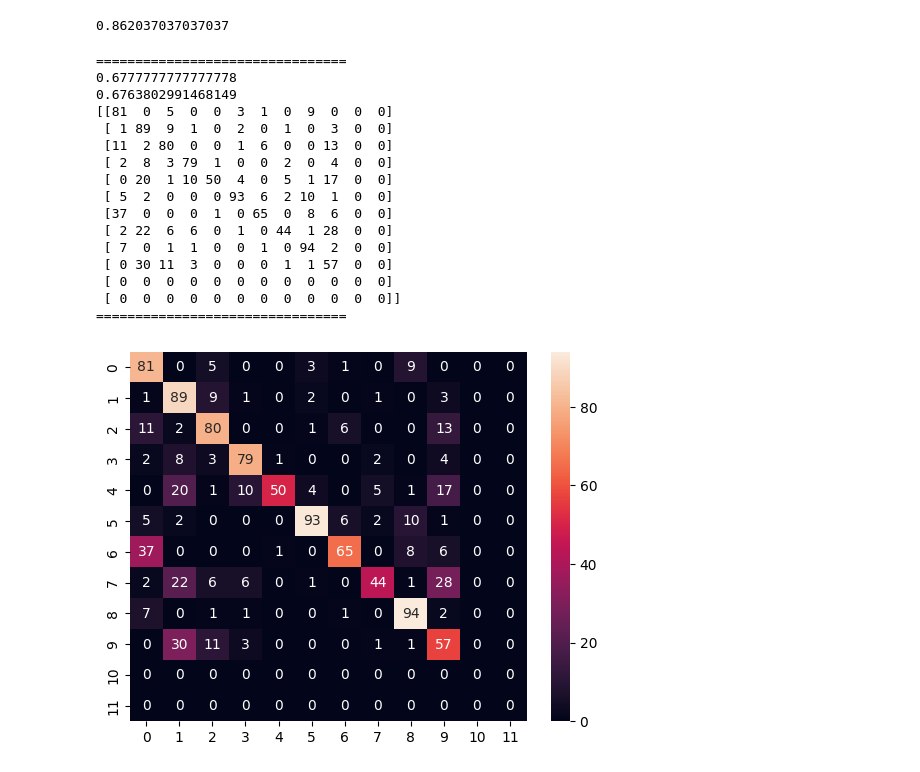
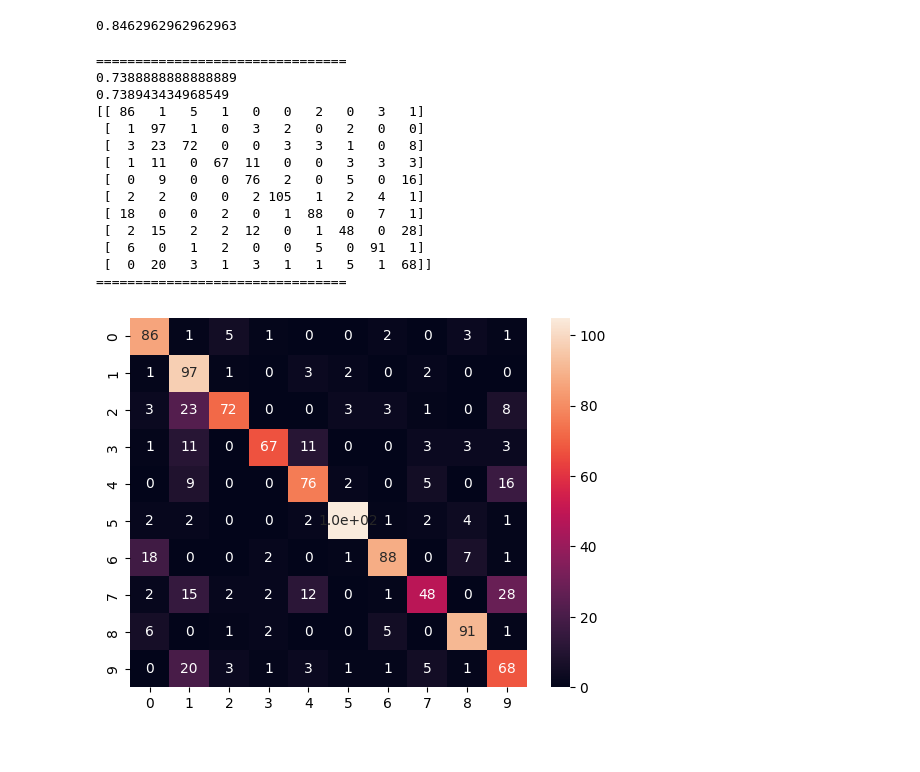
Before and after one commit to RunnnnWang/mbed-HD, a Jupyter notebook: HD_10.ipynb, the cells around one changed output. Saved outputs shown, nothing was run; the diff lists cells and outputs as text; code cells hidden in the pictures.

```diff
--- a/HD_10.ipynb
+++ b/HD_10.ipynb
@@ -39,7 +39,7 @@ def get_features(file_path):
         ind = ind + step_num
         count = count + 1
 
-        melspec = librosa.feature.melspectrogram(y=frame, sr=44100, hop_length=hop_length)
+        melspec = librosa.feature.melspectrogram(y=frame, sr=44100, hop_length=hop_length, n_mels = 64)
         melspec = librosa.power_to_db(melspec, ref=np.max)
 
         #logamplitude = librosa.amplitude_to_db(melspec)
@@ -133,7 +142,7 @@ clf = make_pipeline(StandardScaler(), SVC(gamma='auto',kernel='linear'))
 clf.fit(X_train, y_train)
 sum(clf.predict(X_test) == y_test) / len(y_test)
 # %% [output]
-0.862037037037037
+0.8462962962962963
 # %%
 class linear_random_projection:
     def __init__(self,in_dim,out_dim):
@@ -168,7 +177,7 @@ class hd_model:
         self.lr = lr
 
         self.encoder = linear_random_projection(self.in_dim,self.out_dim)
-        self.class_hvs = np.zeros((12,self.out_dim))
+        self.class_hvs = np.zeros((10,self.out_dim))
 
         self.train_encs = []
 
@@ -202,7 +211,7 @@ class hd_model:
         print("================================")
         print(accuracy_score(self.y_test, preds))
         print(f1_score(self.y_test, preds, average="weighted"))
-        cm = confusion_matrix(self.y_test, preds,labels=[0,1,2,3,4,5,6,7,8,9,10,11])
+        cm = confusion_matrix(self.y_test, preds,labels=[0,1,2,3,4,5,6,7,8,9])
         print(cm)
         sns.heatmap(cm, annot=True)
         print("================================")
@@ -227,34 +236,32 @@ class hd_model:
                     count += 1
             print(count)
 # %%
-model = hd_model(X_train, X_test, y_train, y_test,256,2000,0.75)
+model = hd_model(X_train, X_test, y_train, y_test,128,1000,0.75)
 with open('projection.json', 'w') as json_file:
     json.dump(model.encoder.projection.tolist(), json_file, indent=4)
 with open('Xtrain.json', 'w') as json_file:
     json.dump(model.X_train.tolist(), json_file, indent=4)
 with open('Xtest.json', 'w') as json_file:
     json.dump(model.X_test.tolist(), json_file, indent=4)
 with open('Ytrain.json', 'w') as json_file:
     json.dump(y_train, json_file, indent=4)
 with open('Ytest.json', 'w') as json_file:
     json.dump(y_test, json_file, indent=4)
 model.train_()
 model.test_()
 # %% [output]
 ================================
-0.6777777777777778
-0.6763802991468149
-[[81  0  5  0  0  3  1  0  9  0  0  0]
- [ 1 89  9  1  0  2  0  1  0  3  0  0]
- [11  2 80  0  0  1  6  0  0 13  0  0]
- [ 2  8  3 79  1  0  0  2  0  4  0  0]
- [ 0 20  1 10 50  4  0  5  1 17  0  0]
- [ 5  2  0  0  0 93  6  2 10  1  0  0]
- [37  0  0  0  1  0 65  0  8  6  0  0]
- [ 2 22  6  6  0  1  0 44  1 28  0  0]
- [ 7  0  1  1  0  0  1  0 94  2  0  0]
- [ 0 30 11  3  0  0  0  1  1 57  0  0]
- [ 0  0  0  0  0  0  0  0  0  0  0  0]
- [ 0  0  0  0  0  0  0  0  0  0  0  0]]
+0.7388888888888889
+0.738943434968549
+[[ 86   1   5   1   0   0   2   0   3   1]
+ [  1  97   1   0   3   2   0   2   0   0]
+ [  3  23  72   0   0   3   3   1   0   8]
+ [  1  11   0  67  11   0   0   3   3   3]
+ [  0   9   0   0  76   2   0   5   0  16]
+ [  2   2   0   0   2 105   1   2   4   1]
+ [ 18   0   0   2   0   1  88   0   7   1]
+ [  2  15   2   2  12   0   1  48   0  28]
+ [  6   0   1   2   0   0   5   0  91   1]
+ [  0  20   3   1   3   1   1   5   1  68]]
 ================================
-[figure, old version]
+[figure, new version]
```
Also changed, not shown: parts of 7 cells of this notebook.
